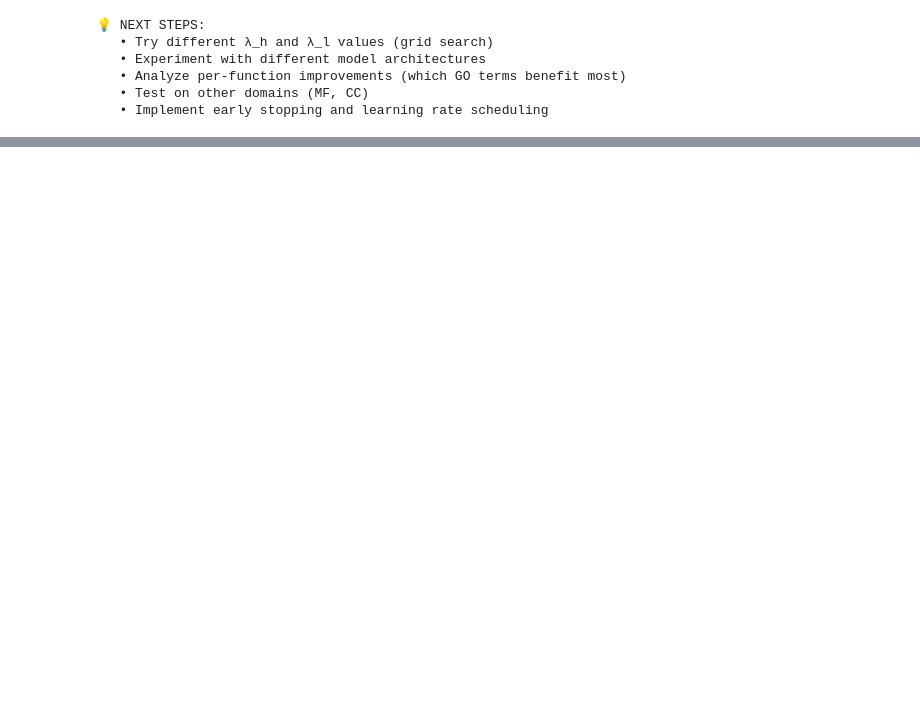
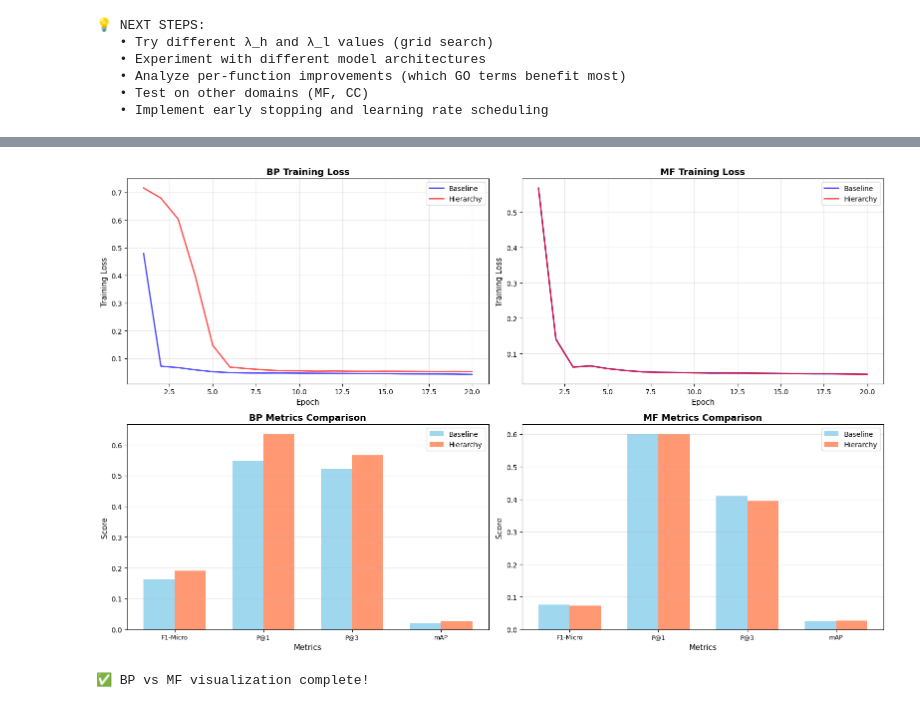
Before and after one commit to saanvi2233/Autoencoders, a Jupyter notebook: final_midsem.ipynb, the cells around one changed output, grey strips where cells are left out. Cells and saved outputs as stored; diff of their text form; code cells hidden in the pictures; blank space fills up the shorter version.

```diff
--- a/final_midsem.ipynb
+++ b/final_midsem.ipynb
@@ -3513,0 +3344,68 @@ This work demonstrates that **integrating structured biological knowledge (Gene
+# %%
+# === VISUALIZE BP vs MF COMPARISON ===
+import matplotlib.pyplot as plt
+import numpy as np
+
+fig, axes = plt.subplots(2, 2, figsize=(16, 10))
+
+epochs = range(1, 21)
+
+# Top Left: BP Training Loss
+axes[0, 0].plot(epochs, baseline_losses, 'b-', label='Baseline', linewidth=2, alpha=0.7)
+axes[0, 0].plot(epochs, hierarchy_losses, 'r-', label='Hierarchy', linewidth=2, alpha=0.7)
+axes[0, 0].set_xlabel('Epoch', fontsize=11)
+axes[0, 0].set_ylabel('Training Loss', fontsize=11)
+axes[0, 0].set_title('BP Training Loss', fontsize=13, fontweight='bold')
+axes[0, 0].legend(fontsize=10)
+axes[0, 0].grid(True, alpha=0.3)
+
+# Top Right: MF Training Loss
+axes[0, 1].plot(epochs, baseline_losses_mf, 'b-', label='Baseline', linewidth=2, alpha=0.7)
+axes[0, 1].plot(epochs, hierarchy_losses_mf, 'r-', label='Hierarchy', linewidth=2, alpha=0.7)
+axes[0, 1].set_xlabel('Epoch', fontsize=11)
+axes[0, 1].set_ylabel('Training Loss', fontsize=11)
+axes[0, 1].set_title('MF Training Loss', fontsize=13, fontweight='bold')
+axes[0, 1].legend(fontsize=10)
+axes[0, 1].grid(True, alpha=0.3)
+
+# Bottom Left: BP Metrics
+metrics_names = ['F1-Micro', 'P@1', 'P@3', 'mAP']
+metrics_keys = ['f1_micro', 'precision_at_1', 'precision_at_3', 'mean_average_precision']
+
+bp_baseline_vals = [baseline_final[key] for key in metrics_keys]
+bp_hierarchy_vals = [hierarchy_final[key] for key in metrics_keys]
+
+x = np.arange(len(metrics_names))
+width = 0.35
+
+axes[1, 0].bar(x - width/2, bp_baseline_vals, width, label='Baseline', color='skyblue', alpha=0.8)
+axes[1, 0].bar(x + width/2, bp_hierarchy_vals, width, label='Hierarchy', color='coral', alpha=0.8)
+axes[1, 0].set_xlabel('Metrics', fontsize=11)
+axes[1, 0].set_ylabel('Score', fontsize=11)
+axes[1, 0].set_title('BP Metrics Comparison', fontsize=13, fontweight='bold')
+axes[1, 0].set_xticks(x)
+axes[1, 0].set_xticklabels(metrics_names, fontsize=9)
+axes[1, 0].legend(fontsize=10)
+axes[1, 0].grid(True, alpha=0.3, axis='y')
+
+# Bottom Right: MF Metrics
+mf_baseline_vals = [baseline_final_mf[key] for key in metrics_keys]
+mf_hierarchy_vals = [hierarchy_final_mf[key] for key in metrics_keys]
+
+axes[1, 1].bar(x - width/2, mf_baseline_vals, width, label='Baseline', color='skyblue', alpha=0.8)
+axes[1, 1].bar(x + width/2, mf_hierarchy_vals, width, label='Hierarchy', color='coral', alpha=0.8)
+axes[1, 1].set_xlabel('Metrics', fontsize=11)
+axes[1, 1].set_ylabel('Score', fontsize=11)
+axes[1, 1].set_title('MF Metrics Comparison', fontsize=13, fontweight='bold')
+axes[1, 1].set_xticks(x)
+axes[1, 1].set_xticklabels(metrics_names, fontsize=9)
+axes[1, 1].legend(fontsize=10)
+axes[1, 1].grid(True, alpha=0.3, axis='y')
+
+plt.tight_layout()
+plt.show()
+
+print("✅ BP vs MF visualization complete!")
+# %% [output]
+[figure, added]
+✅ BP vs MF visualization complete!
```
Also changed, not shown: parts of 63 cells of this notebook, 2 other files.
